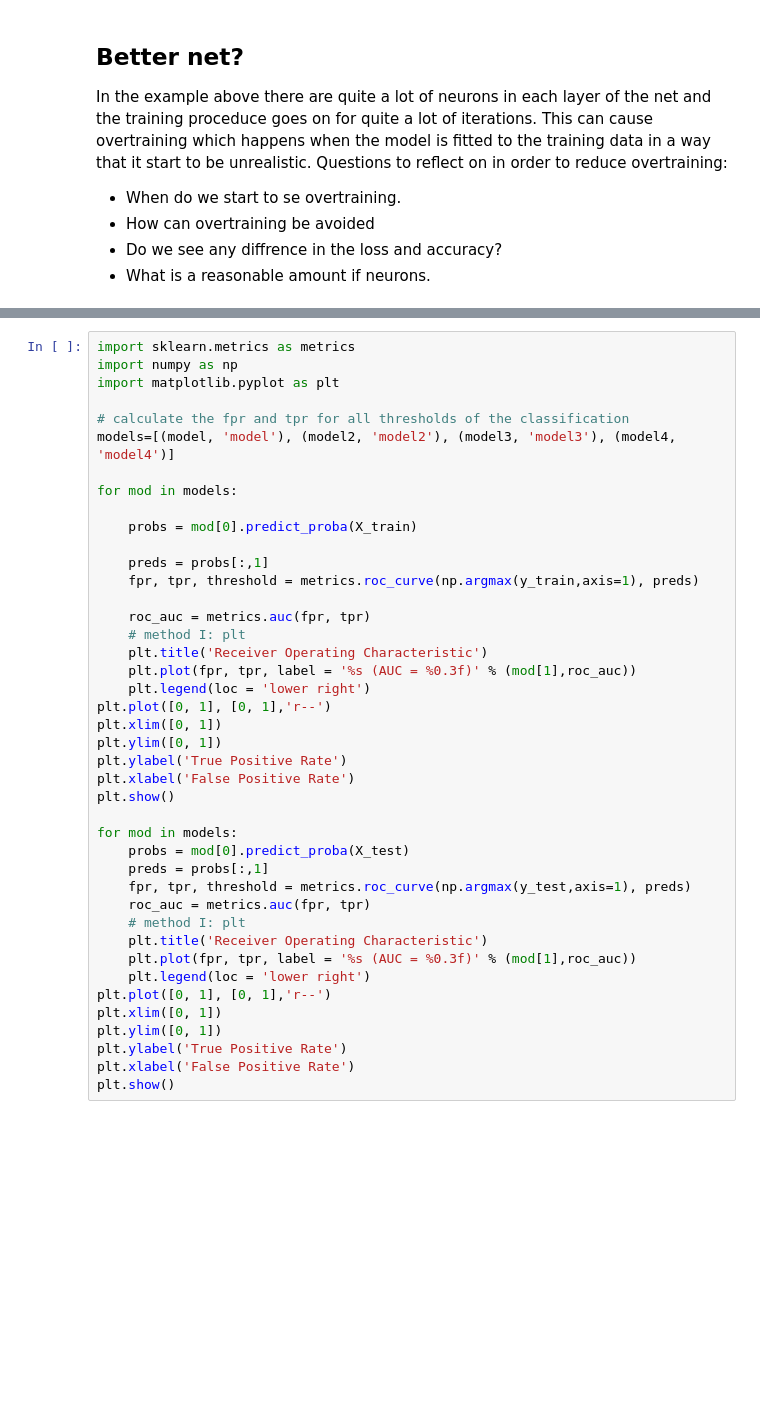
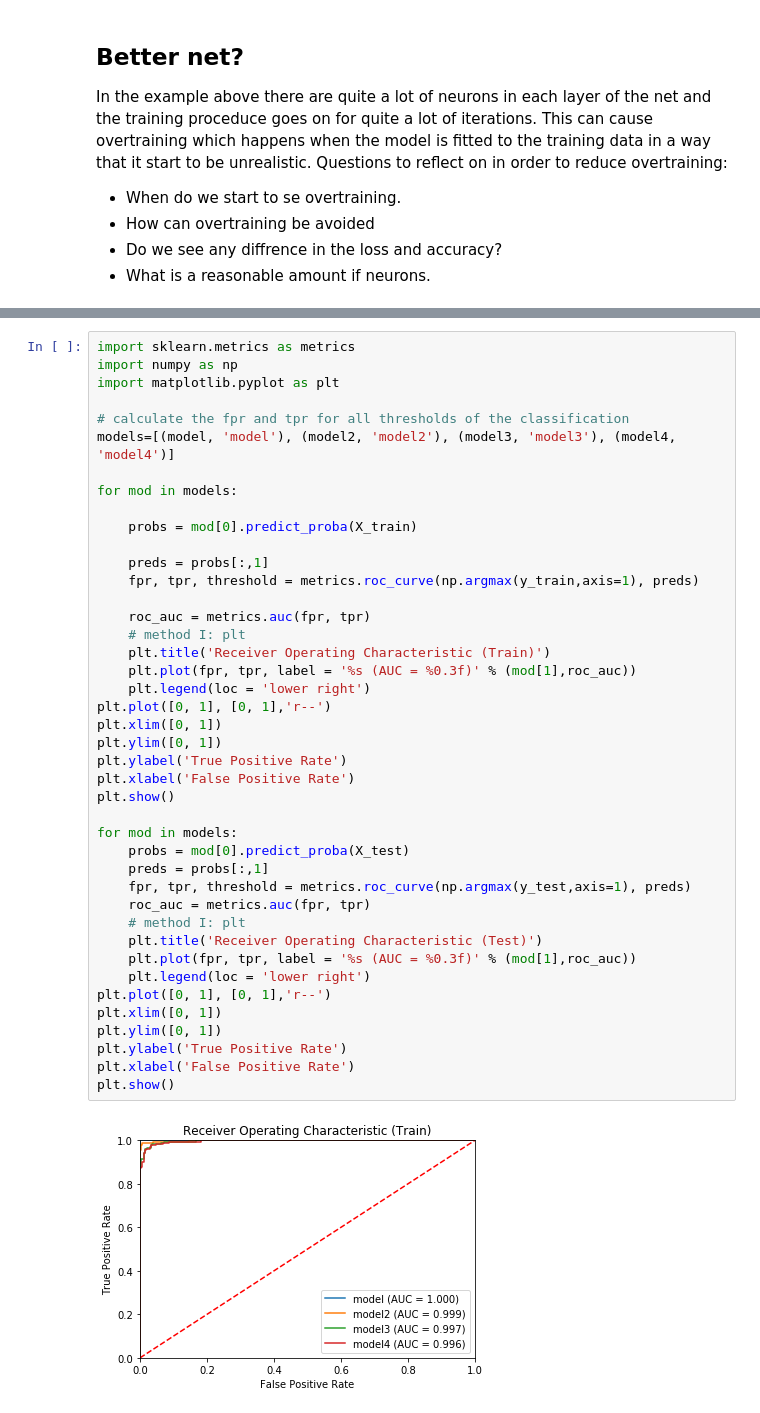
Before and after one commit to simjoh/AI-Lab-Neural-Net-and-Python, a Jupyter notebook: Lab1 - Classify Breast Cancer - Solution.ipynb, the cells around one changed output, grey strips where cells are left out. Cells and saved outputs as stored; diff of their text form; blank space fills up the shorter version.

```diff
--- a/Lab1 - Classify Breast Cancer - Solution.ipynb
+++ b/Lab1 - Classify Breast Cancer - Solution.ipynb
@@ -235,32 +366,34 @@ for mod in models:
     probs = mod[0].predict_proba(X_train)
 
     preds = probs[:,1]
     fpr, tpr, threshold = metrics.roc_curve(np.argmax(y_train,axis=1), preds)
 
     roc_auc = metrics.auc(fpr, tpr)
     # method I: plt
-    plt.title('Receiver Operating Characteristic')
+    plt.title('Receiver Operating Characteristic (Train)')
     plt.plot(fpr, tpr, label = '%s (AUC = %0.3f)' % (mod[1],roc_auc))
     plt.legend(loc = 'lower right')
 plt.plot([0, 1], [0, 1],'r--')
 plt.xlim([0, 1])
 plt.ylim([0, 1])
 plt.ylabel('True Positive Rate')
 plt.xlabel('False Positive Rate')
 plt.show()
 
 for mod in models:
     probs = mod[0].predict_proba(X_test)
     preds = probs[:,1]
     fpr, tpr, threshold = metrics.roc_curve(np.argmax(y_test,axis=1), preds)
     roc_auc = metrics.auc(fpr, tpr)
     # method I: plt
-    plt.title('Receiver Operating Characteristic')
+    plt.title('Receiver Operating Characteristic (Test)')
     plt.plot(fpr, tpr, label = '%s (AUC = %0.3f)' % (mod[1],roc_auc))
     plt.legend(loc = 'lower right')
 plt.plot([0, 1], [0, 1],'r--')
 plt.xlim([0, 1])
 plt.ylim([0, 1])
 plt.ylabel('True Positive Rate')
 plt.xlabel('False Positive Rate')
 plt.show()
+# %% [output]
+[figure, added]
```
Also changed, not shown: parts of 16 cells of this notebook, 12 other files.
